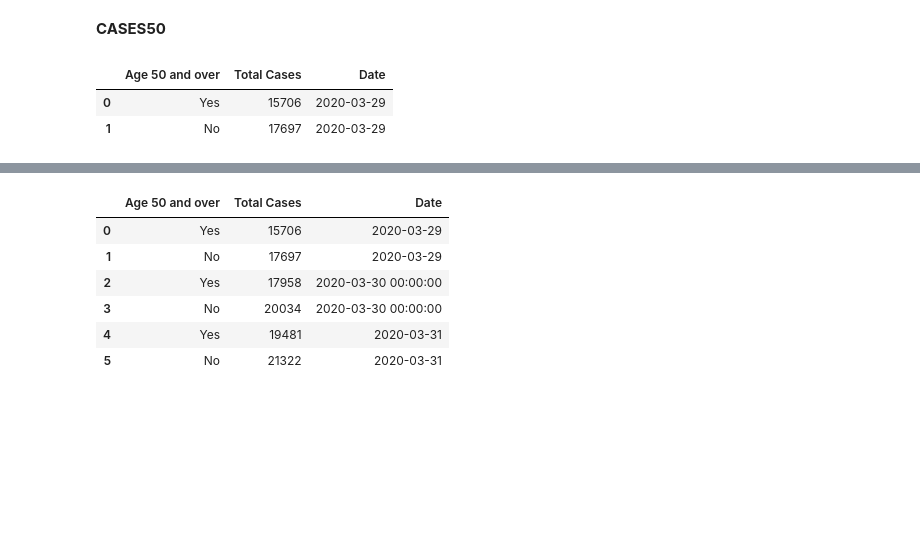
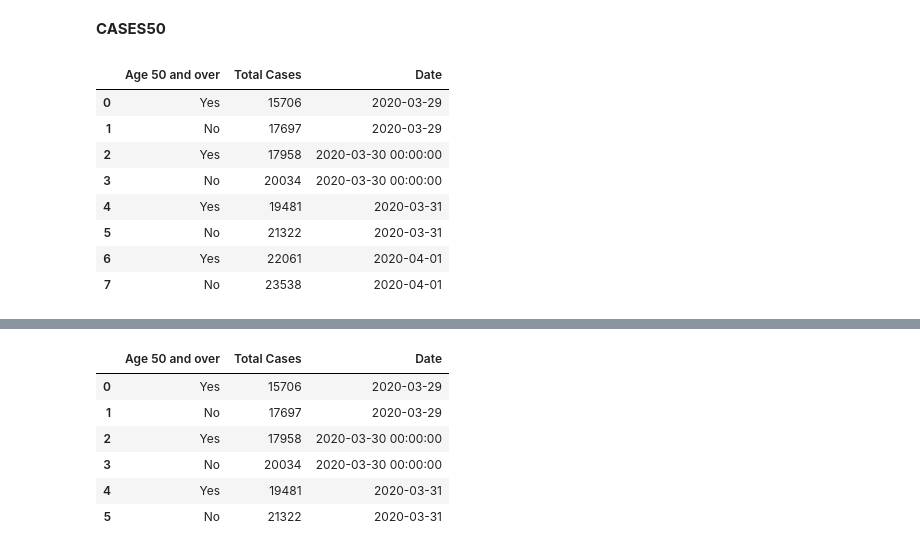
Before and after one commit to Epizana/covid19master, a Jupyter notebook: covid19-global-forecasting-week-1/covidcurrent.ipynb, the cells around one changed output, grey strips where cells are left out. Saved outputs shown, nothing was run; the diff lists cells and outputs as text; code cells hidden in the pictures; blank space fills up the shorter version.

```diff
--- a/covid19-global-forecasting-week-1/covidcurrent.ipynb
+++ b/covid19-global-forecasting-week-1/covidcurrent.ipynb
@@ -470,12 +1684,18 @@ sexnew
 # %% [markdown]
 **CASES50**
 # %%
-cases50current = pd.read_csv('cases50.csv')
+cases50current = pd.read_csv(folderpath/'cases50.csv')
 cases50current
 # %% [output]
 |  | Age 50 and over | Total Cases | Date |
 | 0 | Yes | 15706 | 2020-03-29 |
 | 1 | No | 17697 | 2020-03-29 |
+| 2 | Yes | 17958 | 2020-03-30 00:00:00 |
+| 3 | No | 20034 | 2020-03-30 00:00:00 |
+| 4 | Yes | 19481 | 2020-03-31 |
+| 5 | No | 21322 | 2020-03-31 |
+| 6 | Yes | 22061 | 2020-04-01 |
+| 7 | No | 23538 | 2020-04-01 |
 # %%
 cases50new
 # %% [output]
```
Also changed, not shown: parts of 146 cells of this notebook.
